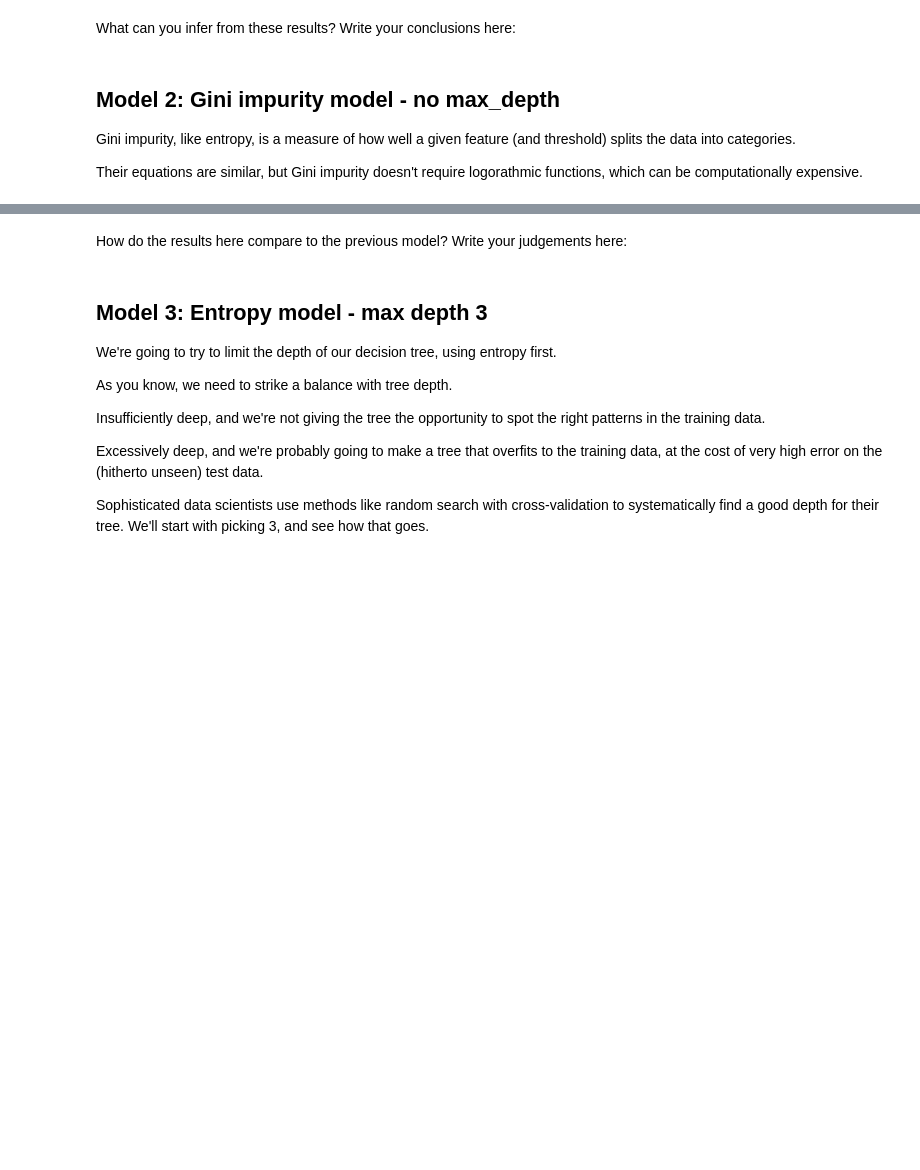
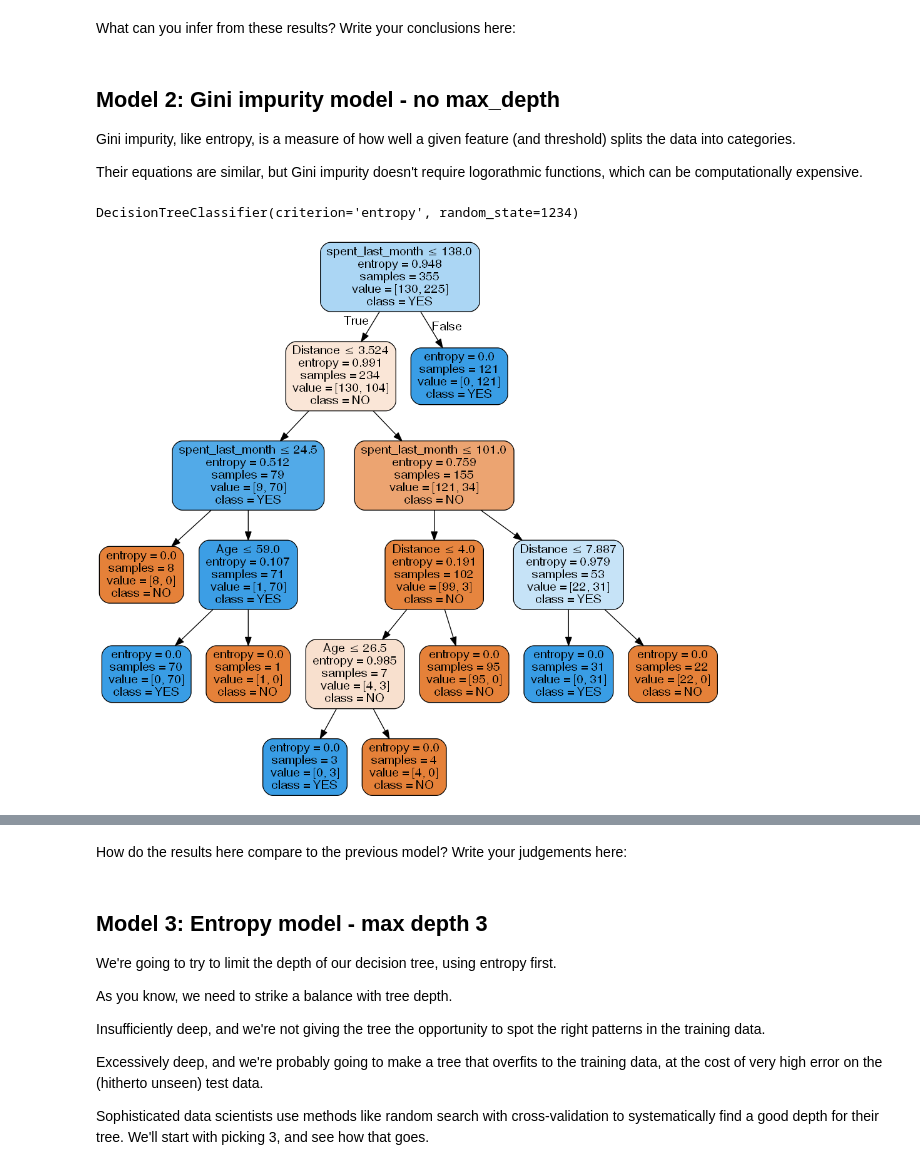
Before and after one commit to HumbertoGonzalezGranda/Springboard, a Jupyter notebook: Springboard Decision Tree Specialty Coffee Case Study - Tier 3.ipynb, the cells around one changed output, grey strips where cells are left out. Saved outputs shown, nothing was run; the diff lists cells and outputs as text; code cells hidden in the pictures; blank space fills up the shorter version.

```diff
--- a/Springboard Decision Tree Specialty Coffee Case Study - Tier 3.ipynb
+++ b/Springboard Decision Tree Specialty Coffee Case Study - Tier 3.ipynb
@@ -388,26 +403,33 @@ Their equations are similar, but Gini impurity doesn't require logorathmic funct
 # %%
 # Make a variable called gini_model, and assign it exactly what you assigned entr_model with above, but with the
 # criterion changed to 'gini'
-_ _ _
+gini_model = tree.DecisionTreeClassifier(criterion="entropy", random_state = 1234)
 
 # Call fit() on the gini_model as you did with the entr_model
-_ _ _
+gini_model.fit(X_train, y_train)
 
 # Call predict() on the gini_model as you did with the entr_model
-_ _ _
+y_pred = entr_model.predict(X_test)
 
 # Turn y_pred into a series, as before
-_ _ _
+y_pred = pd.Series(y_pred)
 
 # Check out gini_model
-_ _ _
+gini_model
+# %% [output]
+DecisionTreeClassifier(criterion='entropy', random_state=1234)
 # %%
 # As before, but make the model name gini_model
-_ _ _
-_ _ _
+dot_data = StringIO()
+tree.export_graphviz(gini_model, out_file=dot_data,
+                filled=True, rounded=True,
+                special_characters=True, feature_names=X_train.columns,class_names = ["NO", "YES"])
 
 # Alternatively for class_names use gini_model.classes_
-_ _ _
+graph = pydotplus.graph_from_dot_data(dot_data.getvalue())
+Image(graph.create_png())
+# %% [output]
+[figure, added]
 # %%
 # Run this block for model evaluation
 print("Model Gini impurity model")
```
Also changed, not shown: parts of 17 cells of this notebook.
